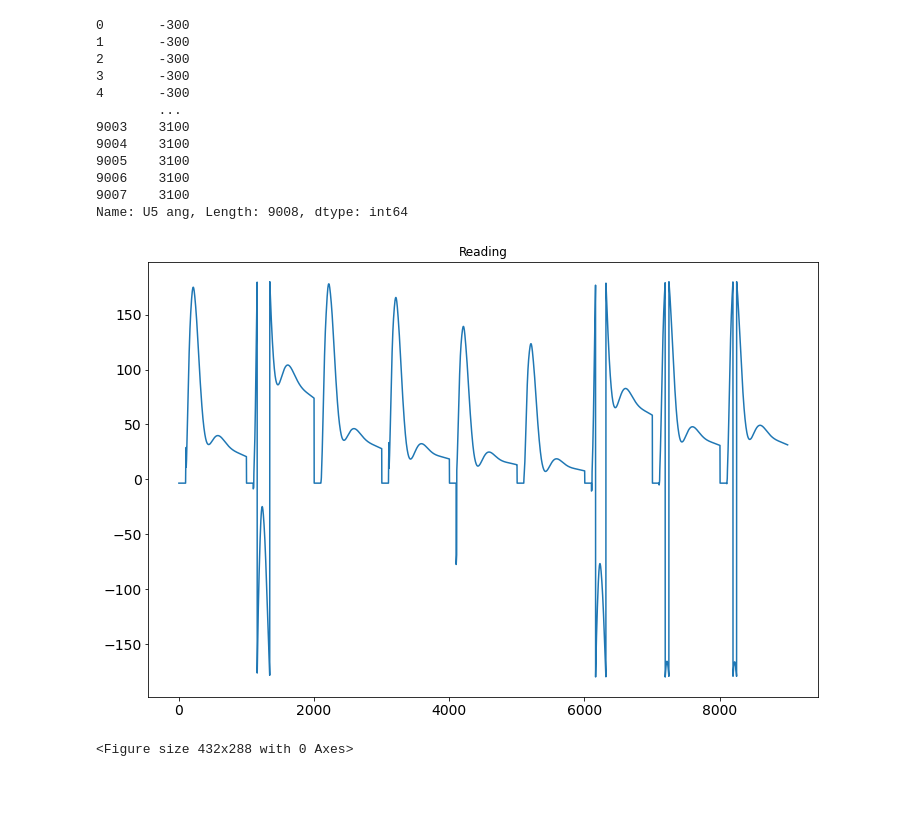
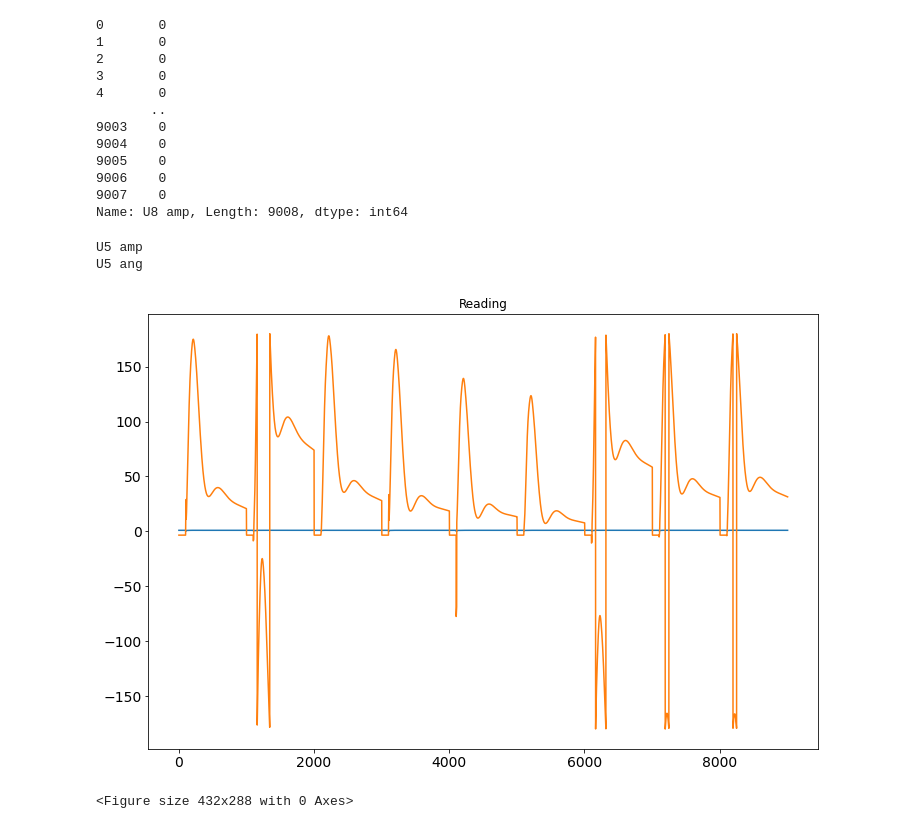
Before and after one commit to YugantM/PowerGrid, a Jupyter notebook: Seasonal_ARIMA_model_Portland_transit.ipynb, the cells around one changed output. Drawn from its saved outputs; the diff is of its cells as text; code cells hidden in the pictures; blank space fills up the shorter version.

Commit message:
clustering + plots
updating the code:
+ KMeans clustering for Bus 5,8
+ plots to compare predicated labels vs normal values
+ gaussian distribution of the data[P]

```diff
--- a/Seasonal_ARIMA_model_Portland_transit.ipynb
+++ b/Seasonal_ARIMA_model_Portland_transit.ipynb
@@ -27,26 +34,30 @@ df.index.name=None
 volts = np.array(df[df.columns])
 #volts = [[float(y.replace(',','.')) for y in x] for x in volts]
 df = pd.DataFrame(volts,columns = df.columns)
-df[df.columns[1]].apply(lambda x: int(x)*100)
+df[df.columns[2]].apply(lambda x: int(x)*100)
 # %% [output]
-0       -300
-1       -300
-2       -300
-3       -300
-4       -300
-        ...
-9003    3100
-9004    3100
-9005    3100
-9006    3100
-9007    3100
-Name: U5 ang, Length: 9008, dtype: int64
+0       0
+1       0
+2       0
+3       0
+4       0
+       ..
+9003    0
+9004    0
+9005    0
+9006    0
+9007    0
+Name: U8 amp, Length: 9008, dtype: int64
 # %%
-series = df[df.columns[1]]
-series.plot(figsize=(12,8), title= 'Reading', fontsize=14)
+for x in list(df.columns)[:2]:
+    print(x)
+    series = df[x]
+    series.plot(figsize=(12,8), title= 'Reading', fontsize=14)
 plt.savefig('Reading.png', bbox_inches='tight')
 # %% [output]
+U5 amp
+U5 ang
-[figure, old version]
+[figure, new version]
 # %%
 decomposition = seasonal_decompose(series, freq=12)
 fig = plt.figure()
```
Also changed, not shown: parts of 2 cells of this notebook, 2 other files.
